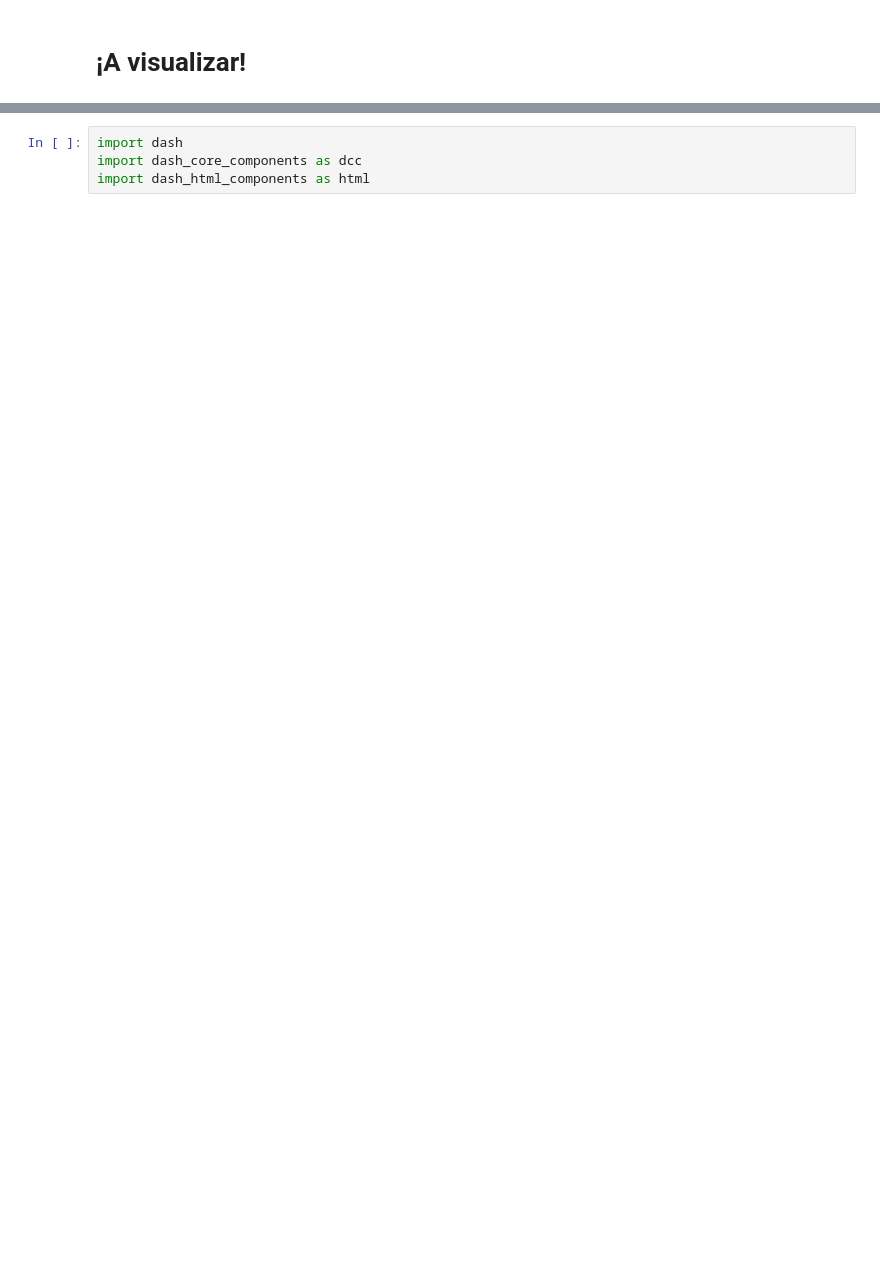
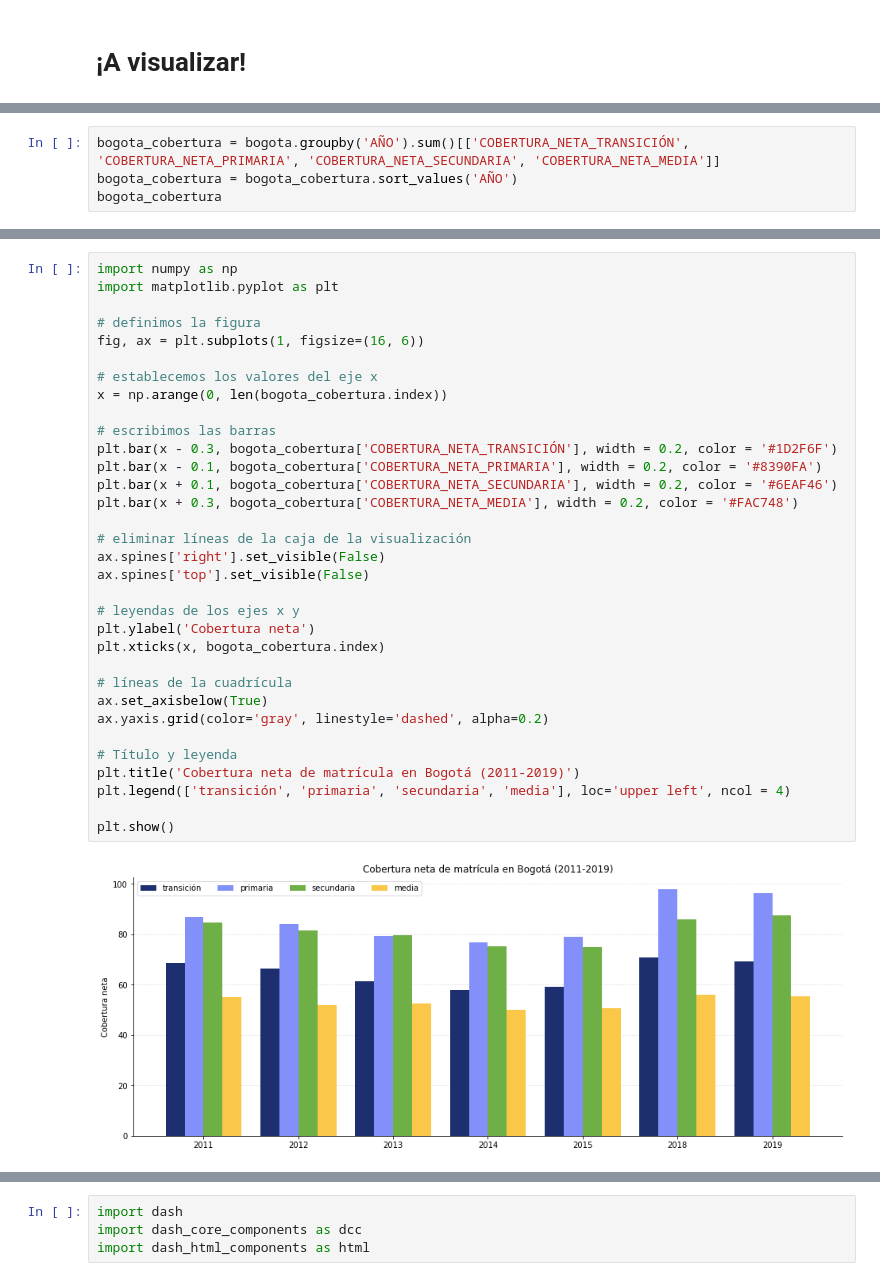
Before and after one commit to programminghistorian/opendataday-2021, a Jupyter notebook: python-pandas-dash/cuaderno.ipynb, the cells around one changed output, grey strips where cells are left out. Saved outputs shown, nothing was run; the diff lists cells and outputs as text; blank space fills up the shorter version.

```diff
--- a/python-pandas-dash/cuaderno.ipynb
+++ b/python-pandas-dash/cuaderno.ipynb
@@ -157,0 +427,4 @@ print(sex_loc[:10])
+# %%
+bogota_cobertura = bogota.groupby('AÑO').sum()[['COBERTURA_NETA_TRANSICIÓN', 'COBERTURA_NETA_PRIMARIA', 'COBERTURA_NETA_SECUNDARIA', 'COBERTURA_NETA_MEDIA']]
+bogota_cobertura = bogota_cobertura.sort_values('AÑO')
+bogota_cobertura
@@ -157,0 +441,35 @@ print(sex_loc[:10])
+# %%
+import numpy as np
+import matplotlib.pyplot as plt
+
+# definimos la figura
+fig, ax = plt.subplots(1, figsize=(16, 6))
+
+# establecemos los valores del eje x
+x = np.arange(0, len(bogota_cobertura.index))
+
+# escribimos las barras
+plt.bar(x - 0.3, bogota_cobertura['COBERTURA_NETA_TRANSICIÓN'], width = 0.2, color = '#1D2F6F')
+plt.bar(x - 0.1, bogota_cobertura['COBERTURA_NETA_PRIMARIA'], width = 0.2, color = '#8390FA')
+plt.bar(x + 0.1, bogota_cobertura['COBERTURA_NETA_SECUNDARIA'], width = 0.2, color = '#6EAF46')
+plt.bar(x + 0.3, bogota_cobertura['COBERTURA_NETA_MEDIA'], width = 0.2, color = '#FAC748')
+
+# eliminar líneas de la caja de la visualización
+ax.spines['right'].set_visible(False)
+ax.spines['top'].set_visible(False)
+
+# leyendas de los ejes x y
+plt.ylabel('Cobertura neta')
+plt.xticks(x, bogota_cobertura.index)
+
+# líneas de la cuadrícula
+ax.set_axisbelow(True)
+ax.yaxis.grid(color='gray', linestyle='dashed', alpha=0.2)
+
+# Título y leyenda
+plt.title('Cobertura neta de matrícula en Bogotá (2011-2019)')
+plt.legend(['transición', 'primaria', 'secundaria', 'media'], loc='upper left', ncol = 4)
+
+plt.show()
+# %% [output]
+[figure, added]
```
Also changed, not shown: parts of 51 cells of this notebook.
